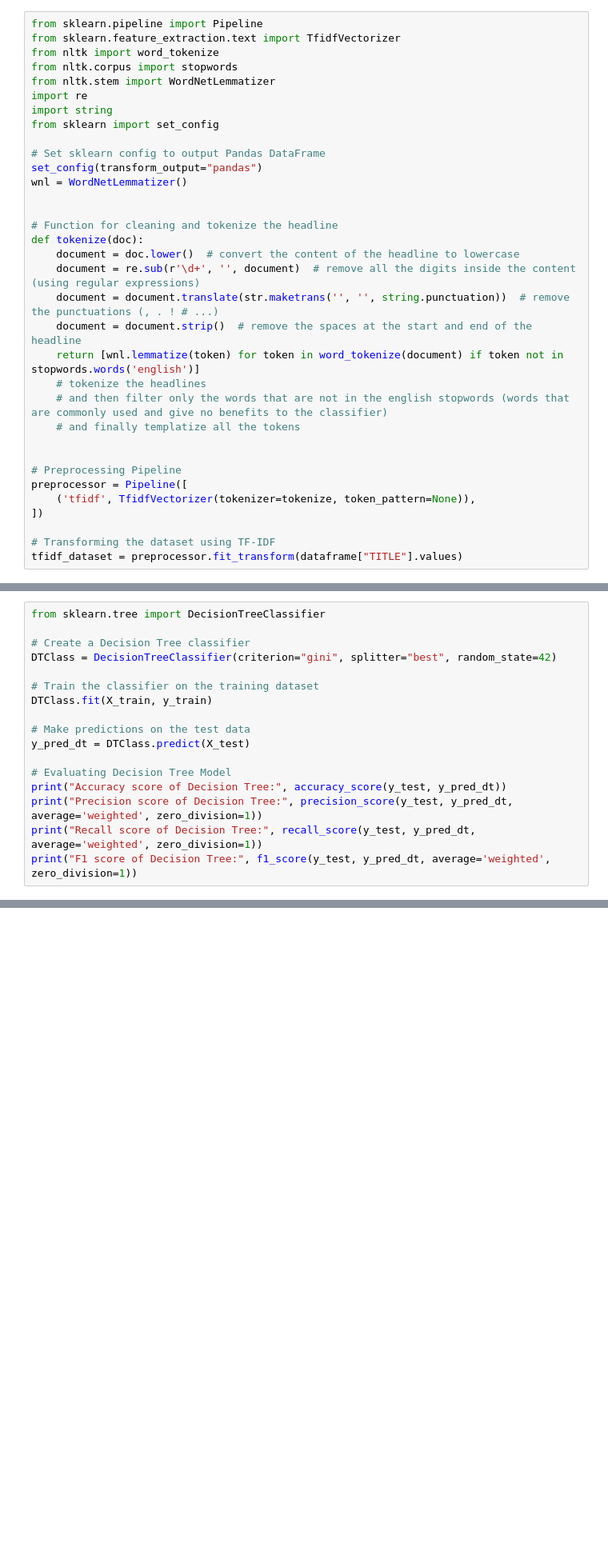
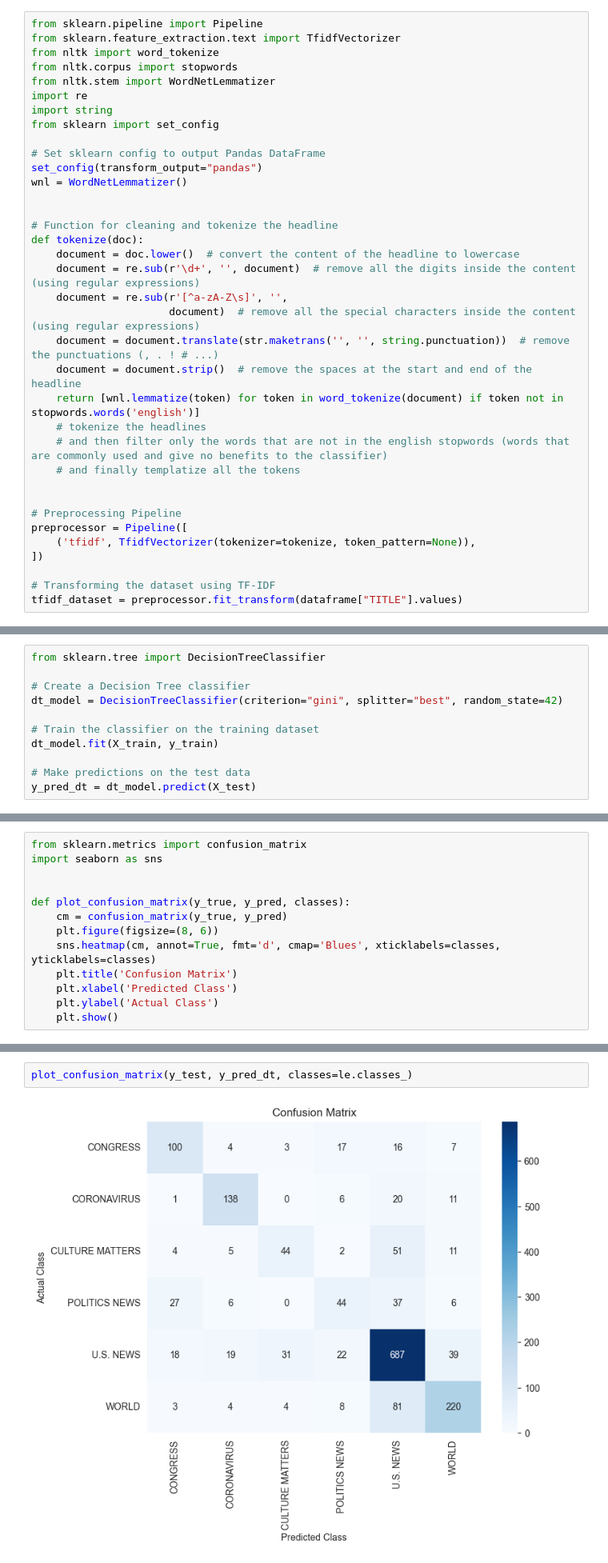
Before and after one commit to MunyRoth/Assignment_IDM, a Jupyter notebook: data-preprocessing-and-training.ipynb, the cells around one changed output, grey strips where cells are left out. Shown at 80% size. Saved outputs shown, nothing was run; the diff lists cells and outputs as text; blank space fills up the shorter version.

```diff
--- a/data-preprocessing-and-training.ipynb
+++ b/data-preprocessing-and-training.ipynb
@@ -61,6 +132,8 @@ wnl = WordNetLemmatizer()
 def tokenize(doc):
     document = doc.lower()  # convert the content of the headline to lowercase
     document = re.sub(r'\d+', '', document)  # remove all the digits inside the content (using regular expressions)
+    document = re.sub(r'[^a-zA-Z\s]', '',
+                      document)  # remove all the special characters inside the content (using regular expressions)
     document = document.translate(str.maketrans('', '', string.punctuation))  # remove the punctuations (, . ! # ...)
     document = document.strip()  # remove the spaces at the start and end of the headline
     return [wnl.lemmatize(token) for token in word_tokenize(document) if token not in stopwords.words('english')]
@@ -103,16 +184,10 @@ X_train, X_test, y_train, y_test = train_test_split(
 from sklearn.tree import DecisionTreeClassifier
 
 # Create a Decision Tree classifier
-DTClass = DecisionTreeClassifier(criterion="gini", splitter="best", random_state=42)
+dt_model = DecisionTreeClassifier(criterion="gini", splitter="best", random_state=42)
 
 # Train the classifier on the training dataset
-DTClass.fit(X_train, y_train)
+dt_model.fit(X_train, y_train)
 
 # Make predictions on the test data
-y_pred_dt = DTClass.predict(X_test)
-
-# Evaluating Decision Tree Model
-print("Accuracy score of Decision Tree:", accuracy_score(y_test, y_pred_dt))
-print("Precision score of Decision Tree:", precision_score(y_test, y_pred_dt, average='weighted', zero_division=1))
-print("Recall score of Decision Tree:", recall_score(y_test, y_pred_dt, average='weighted', zero_division=1))
-print("F1 score of Decision Tree:", f1_score(y_test, y_pred_dt, average='weighted', zero_division=1))
+y_pred_dt = dt_model.predict(X_test)
@@ -260,0 +306,13 @@ weighted avg       0.34      0.22      0.38      3547
+# %%
+from sklearn.metrics import confusion_matrix
+import seaborn as sns
+
+
+def plot_confusion_matrix(y_true, y_pred, classes):
+    cm = confusion_matrix(y_true, y_pred)
+    plt.figure(figsize=(8, 6))
+    sns.heatmap(cm, annot=True, fmt='d', cmap='Blues', xticklabels=classes, yticklabels=classes)
+    plt.title('Confusion Matrix')
+    plt.xlabel('Predicted Class')
+    plt.ylabel('Actual Class')
+    plt.show()
@@ -260,0 +321,4 @@ weighted avg       0.34      0.22      0.38      3547
+# %%
+plot_confusion_matrix(y_test, y_pred_dt, classes=le.classes_)
+# %% [output]
+[figure, added]
```
Also changed, not shown: parts of 58 cells of this notebook, 1 other file.
